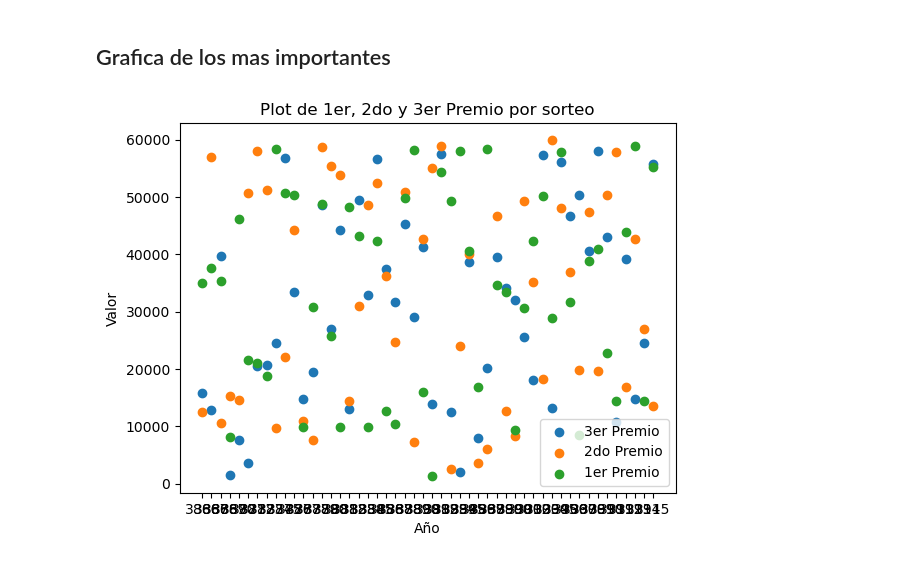
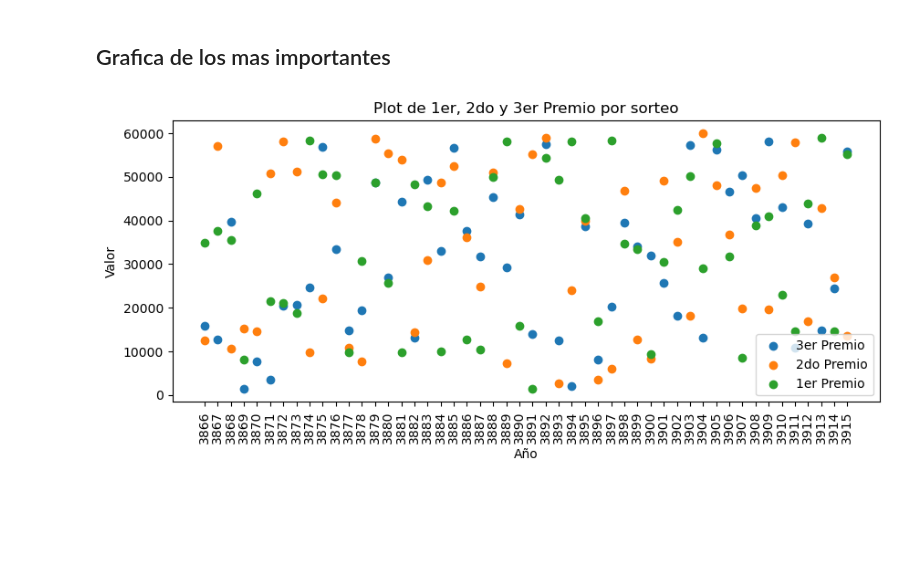
Before and after one commit to Rafa-77/Data-Analysis, a Jupyter notebook: 03 - Recortador de Imagenes/Procesar_data.ipynb, the cells around one changed output. Saved outputs shown, nothing was run; the diff lists cells and outputs as text; code cells hidden in the pictures; blank space fills up the shorter version.

```diff
--- a/03 - Recortador de Imagenes/Procesar_data.ipynb
+++ b/03 - Recortador de Imagenes/Procesar_data.ipynb
@@ -37,14 +37,17 @@ df_pivot_todos.head()
 # %% [markdown]
 ## Grafica de los mas importantes
 # %%
+plt.figure(figsize=(10, 4))
+
 plt.scatter(df_pivot_todos["ORIGEN"], df_pivot_todos[300000], label = "3er Premio")
 plt.scatter(df_pivot_todos["ORIGEN"], df_pivot_todos[850000], label = "2do Premio")
 plt.scatter(df_pivot_todos["ORIGEN"], df_pivot_todos[7000000], label = "1er Premio")
 
 plt.xlabel('Año')
+plt.xticks(rotation=90)
 plt.ylabel('Valor')
 plt.title('Plot de 1er, 2do y 3er Premio por sorteo')
 plt.legend()
 plt.show()
 # %% [output]
-[figure, old version]
+[figure, new version]
```
Also changed, not shown: parts of 9 cells of this notebook.
